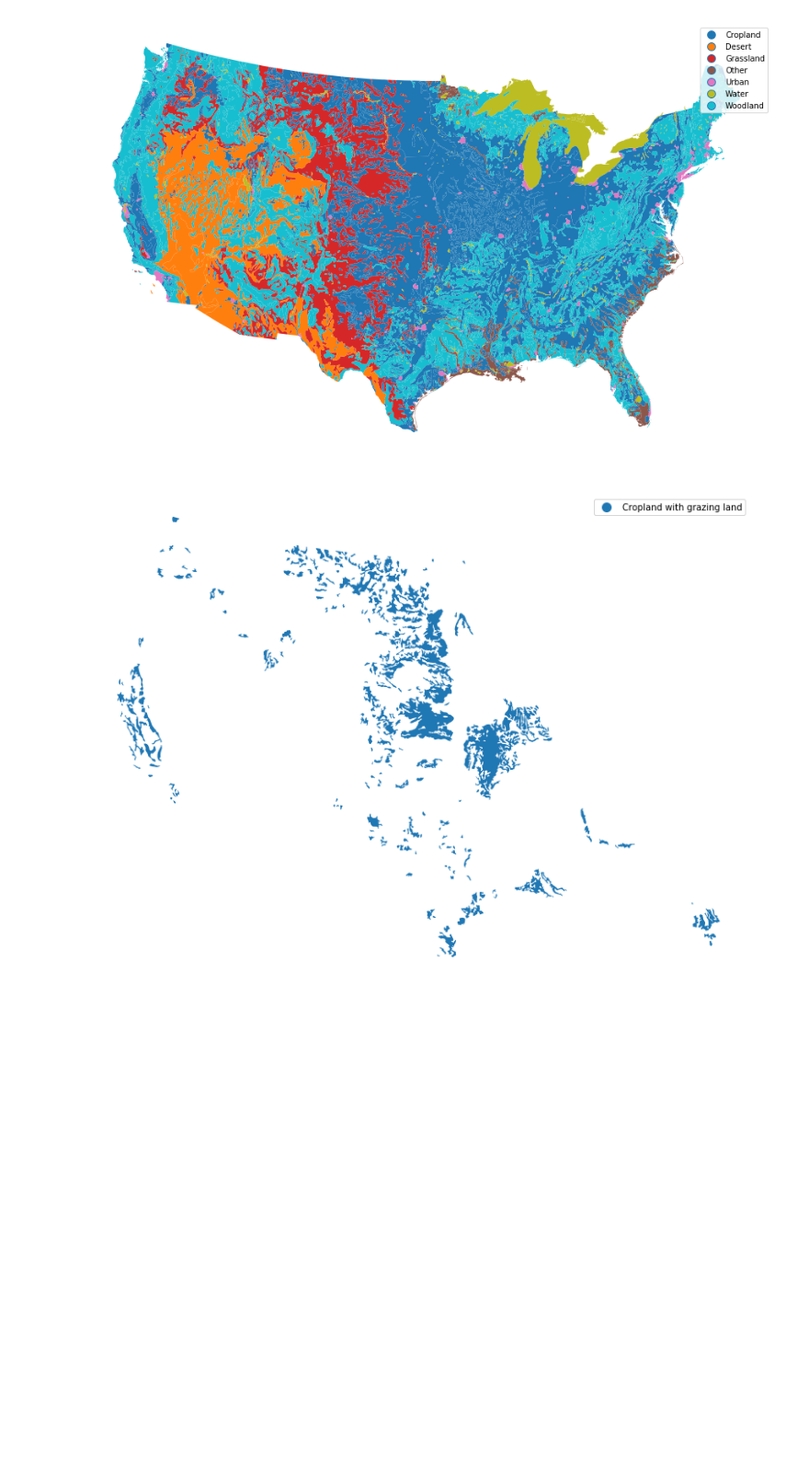
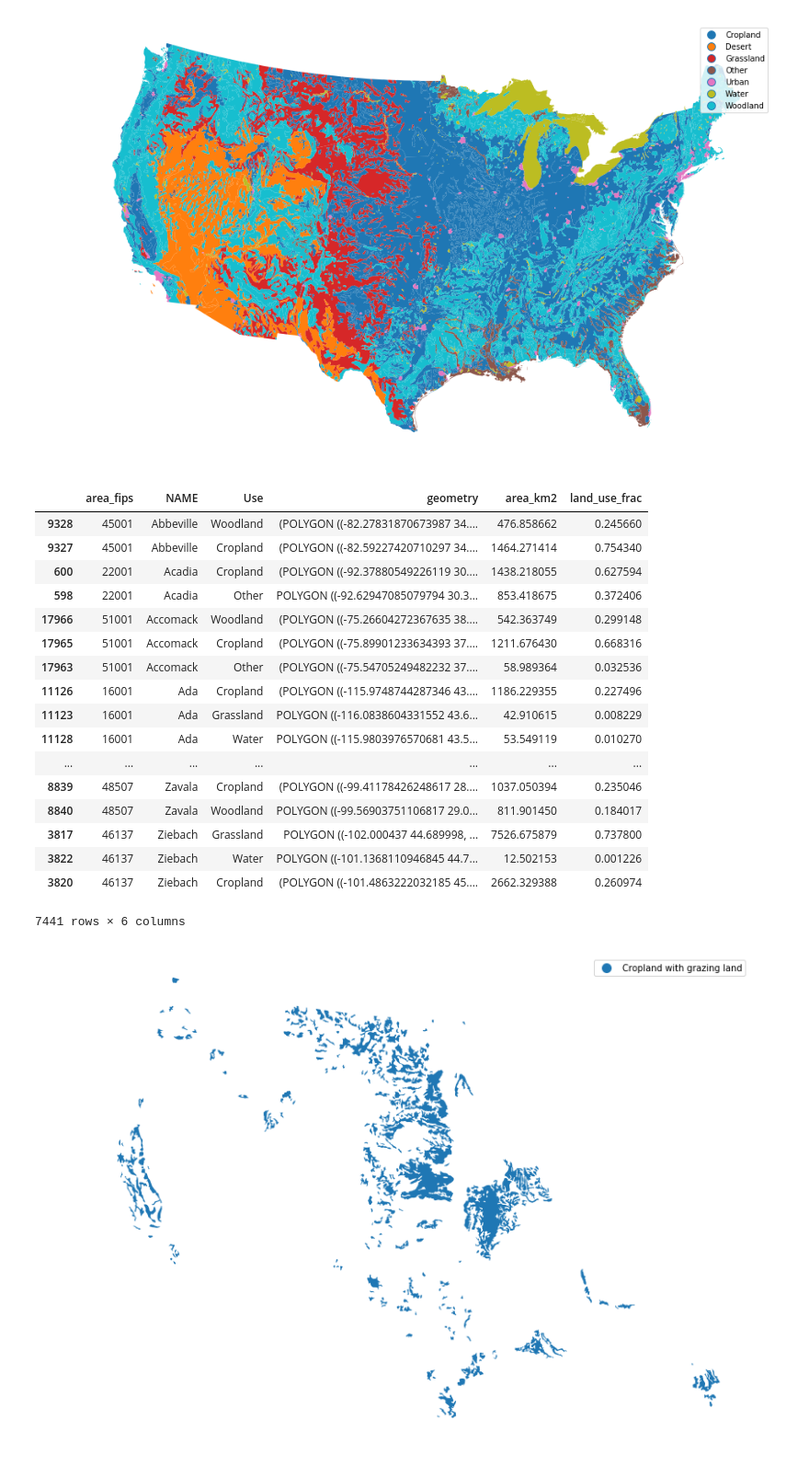
Before and after one commit to matuteiglesias/geo-correlation-structures, a Jupyter notebook: US land uses.ipynb, the cells around one changed output. Shown at 92% size. Cells and saved outputs as stored; diff of their text form; code cells hidden in the pictures; blank space fills up the shorter version.

Commit message:
Added user created data

```diff
--- a/US land uses.ipynb
+++ b/US land uses.ipynb
@@ -32,7 +32,7 @@ ax.set_axis_off()
 # %% [markdown]
 ### Land cover
 # %%
-gdf = gpd.read_file('./data/US_land_use/na70_lushp.shp')
+gdf = gpd.read_file('./data/US_land_use/na70_lushp.shp', encoding = 'utf-8')
 
 LUC_dict = {1 : 'Mostly cropland',
 2 : 'Cropland with grazing land',
@@ -94,3 +94,49 @@ ax = gdf.plot(column='Use', figsize = (18, 10), legend = True)
 ax.set_axis_off()
 # %% [output]
 [figure]
+# %%
+gdf_dissolved = gdf.dissolve(by='Use')[['geometry']].reset_index() #[['AREA','geometry']]
+# %%
+
+counties = gpd.read_file('./data/cb_2017_us_county_500k/cb_2017_us_county_500k.shp')
+counties['area_fips'] = counties.STATEFP + counties.COUNTYFP
+counties = counties[['area_fips','NAME','geometry']].reset_index(drop = True)
+# %%
+df1 = counties
+df2 = gdf_dissolved
+
+if df1.crs!=df2.crs:
+    print('Data has different projections.')
+    print('Converted data to projection of first GeoPandas DatFrame')
+    df2.to_crs(crs=df1.crs, inplace=True)
+
+#
+# testdf.sort_values(by = 'NAME').plot(column = 'Use', figsize = (18, 10))
+# %%
+joined = gpd.tools.overlay(df1, df2, 'intersection')
+# joined = gpd.sjoin(df1, df2.reset_index(), how = 'left')
+
+joined['area_km2'] = joined.to_crs({'init': 'epsg:3857'})['geometry'].area/1e6
+
+joined['land_use_frac'] = joined.groupby('NAME')['area_km2'].apply(lambda x: x / float(x.sum()))
+
+joined.sort_values(by = 'NAME')
+# %% [output]
+|  | area_fips | NAME | Use | geometry | area_km2 | land_use_frac |
+| 9328 | 45001 | Abbeville | Woodland | (POLYGON ((-82.27831870673987 34.... | 476.858662 | 0.245660 |
+| 9327 | 45001 | Abbeville | Cropland | (POLYGON ((-82.59227420710297 34.... | 1464.271414 | 0.754340 |
+| 600 | 22001 | Acadia | Cropland | (POLYGON ((-92.37880549226119 30.... | 1438.218055 | 0.627594 |
+| 598 | 22001 | Acadia | Other | POLYGON ((-92.62947085079794 30.3... | 853.418675 | 0.372406 |
+| 17966 | 51001 | Accomack | Woodland | (POLYGON ((-75.26604272367635 38.... | 542.363749 | 0.299148 |
+| 17965 | 51001 | Accomack | Cropland | (POLYGON ((-75.89901233634393 37.... | 1211.676430 | 0.668316 |
+| 17963 | 51001 | Accomack | Other | (POLYGON ((-75.54705249482232 37.... | 58.989364 | 0.032536 |
+| 11126 | 16001 | Ada | Cropland | (POLYGON ((-115.9748744287346 43.... | 1186.229355 | 0.227496 |
+| 11123 | 16001 | Ada | Grassland | POLYGON ((-116.0838604331552 43.6... | 42.910615 | 0.008229 |
+| 11128 | 16001 | Ada | Water | POLYGON ((-115.9803976570681 43.5... | 53.549119 | 0.010270 |
+| ... | ... | ... | ... | ... | ... | ... |
+| 8839 | 48507 | Zavala | Cropland | (POLYGON ((-99.41178426248617 28.... | 1037.050394 | 0.235046 |
+| 8840 | 48507 | Zavala | Woodland | POLYGON ((-99.56903751106817 29.0... | 811.901450 | 0.184017 |
+| 3817 | 46137 | Ziebach | Grassland | POLYGON ((-102.000437 44.689998, ... | 7526.675879 | 0.737800 |
+| 3822 | 46137 | Ziebach | Water | POLYGON ((-101.1368110946845 44.7... | 12.502153 | 0.001226 |
+| 3820 | 46137 | Ziebach | Cropland | (POLYGON ((-101.4863222032185 45.... | 2662.329388 | 0.260974 |
+7441 rows × 6 columns
```
Also changed, not shown: parts of 1 cell of this notebook, 14 other files.
